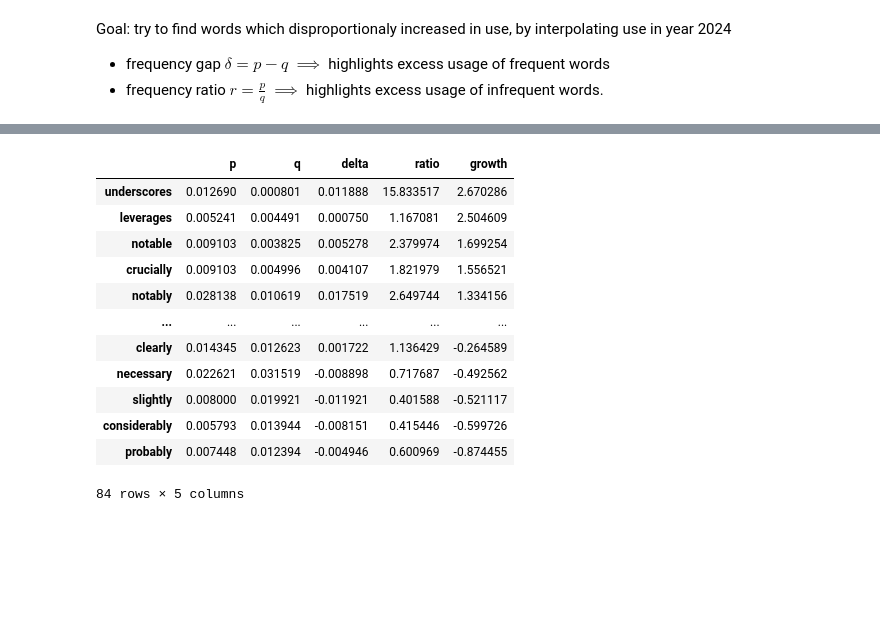
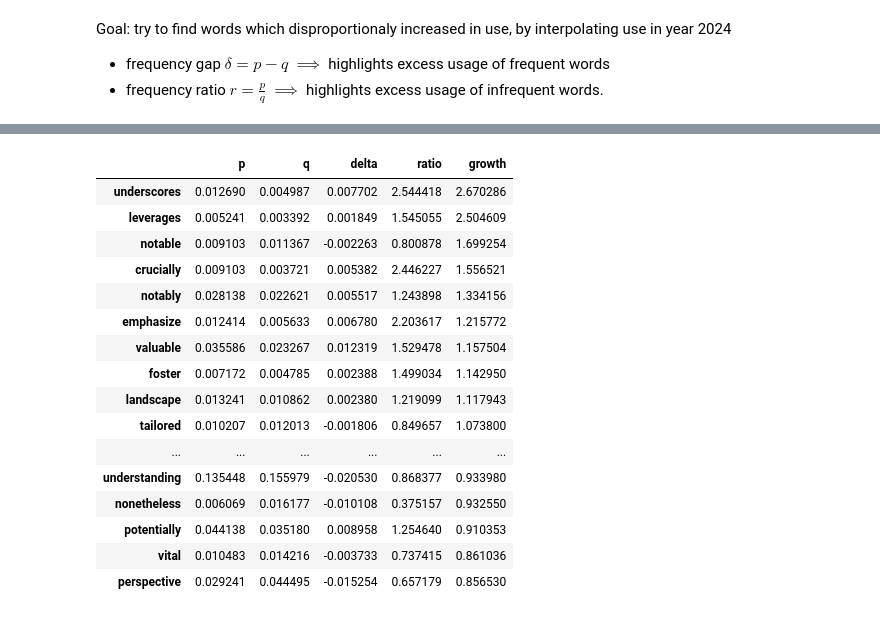
Before and after one commit to julilili42/bike-investment-study, a Jupyter notebook: src/analysis/analyze_language_change.ipynb, the cells around one changed output, grey strips where cells are left out. Cells and saved outputs as stored; diff of their text form; code cells hidden in the pictures; blank space fills up the shorter version.

```diff
--- a/src/analysis/analyze_language_change.ipynb
+++ b/src/analysis/analyze_language_change.ipynb
@@ -59,7 +59,7 @@ train = occurence_freq.loc[2000:2021]
 train_baseline = train.mean()
 
 p = occurence_freq.loc[2024]
-q = occurence_freq.loc[:2024].apply(proj_from_year_series, axis=0)
+q = occurence_freq.loc[:2022].apply(proj_from_year_series, axis=0)
 
 # metrics
 delta = p - q
@@ -148,20 +148,24 @@ excess_style_words
 # %%
 found_llm_words = [w for w in LLM_WORDS_EN if w in excess.index]
 
 llm_in_df = excess.loc[excess.index.isin(found_llm_words)]
 
-llm_in_df.sort_values("growth", ascending=False)
+llm_in_df.sort_values("growth", ascending=False).head(20)
 # %% [output]
 |  | p | q | delta | ratio | growth |
-| underscores | 0.012690 | 0.000801 | 0.011888 | 15.833517 | 2.670286 |
-| leverages | 0.005241 | 0.004491 | 0.000750 | 1.167081 | 2.504609 |
-| notable | 0.009103 | 0.003825 | 0.005278 | 2.379974 | 1.699254 |
-| crucially | 0.009103 | 0.004996 | 0.004107 | 1.821979 | 1.556521 |
-| notably | 0.028138 | 0.010619 | 0.017519 | 2.649744 | 1.334156 |
+| underscores | 0.012690 | 0.004987 | 0.007702 | 2.544418 | 2.670286 |
+| leverages | 0.005241 | 0.003392 | 0.001849 | 1.545055 | 2.504609 |
+| notable | 0.009103 | 0.011367 | -0.002263 | 0.800878 | 1.699254 |
+| crucially | 0.009103 | 0.003721 | 0.005382 | 2.446227 | 1.556521 |
+| notably | 0.028138 | 0.022621 | 0.005517 | 1.243898 | 1.334156 |
+| emphasize | 0.012414 | 0.005633 | 0.006780 | 2.203617 | 1.215772 |
+| valuable | 0.035586 | 0.023267 | 0.012319 | 1.529478 | 1.157504 |
+| foster | 0.007172 | 0.004785 | 0.002388 | 1.499034 | 1.142950 |
+| landscape | 0.013241 | 0.010862 | 0.002380 | 1.219099 | 1.117943 |
+| tailored | 0.010207 | 0.012013 | -0.001806 | 0.849657 | 1.073800 |
 | ... | ... | ... | ... | ... | ... |
-| clearly | 0.014345 | 0.012623 | 0.001722 | 1.136429 | -0.264589 |
-| necessary | 0.022621 | 0.031519 | -0.008898 | 0.717687 | -0.492562 |
-| slightly | 0.008000 | 0.019921 | -0.011921 | 0.401588 | -0.521117 |
-| considerably | 0.005793 | 0.013944 | -0.008151 | 0.415446 | -0.599726 |
-| probably | 0.007448 | 0.012394 | -0.004946 | 0.600969 | -0.874455 |
+| understanding | 0.135448 | 0.155979 | -0.020530 | 0.868377 | 0.933980 |
+| nonetheless | 0.006069 | 0.016177 | -0.010108 | 0.375157 | 0.932550 |
+| potentially | 0.044138 | 0.035180 | 0.008958 | 1.254640 | 0.910353 |
+| vital | 0.010483 | 0.014216 | -0.003733 | 0.737415 | 0.861036 |
+| perspective | 0.029241 | 0.044495 | -0.015254 | 0.657179 | 0.856530 |
-84 rows × 5 columns
```
Also changed, not shown: parts of 8 cells of this notebook, 4 other files.
